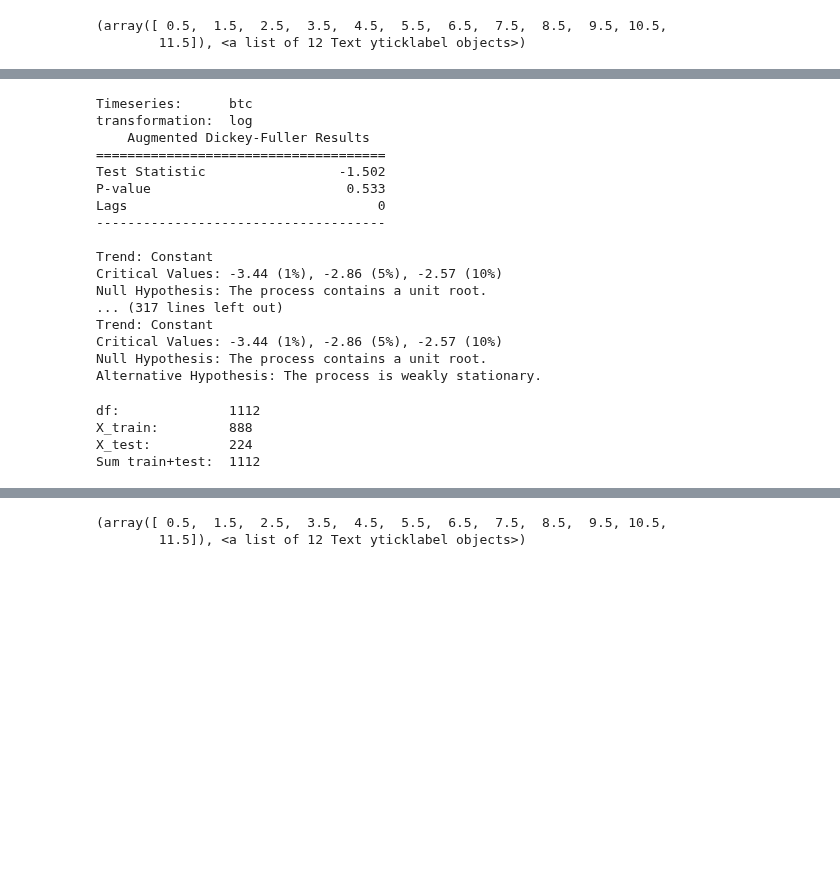
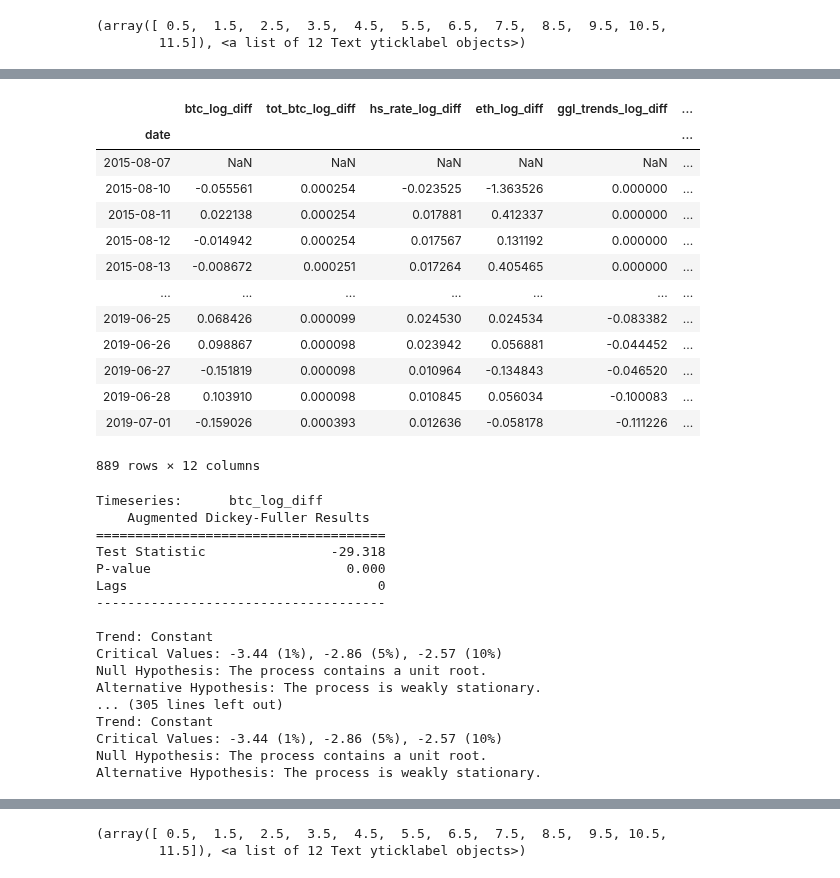
Before and after one commit to jochenmadler/BA_TimeSeriesAnalysis, a Jupyter notebook: M4.ipynb, the cells around one changed output, grey strips where cells are left out. Drawn from its saved outputs; the diff is of its cells as text; code cells hidden in the pictures; blank space fills up the shorter version.

```diff
--- a/M4.ipynb
+++ b/M4.ipynb
@@ -220,0 +289,26 @@ stationarity_tests(df, latex=False)
+# %%
+# first differences of df_train_log: df_train_log_diff
+df_train_log_diff = df_train_log.diff()
+
+# relabel columns
+new_cols = list()
+for i in df_train_log_diff.columns:
+    new_cols.append(i+'_diff')
+df_train_log_diff.columns = new_cols
+
+df_train_log_diff
+# %% [output]
+|  | btc_log_diff | tot_btc_log_diff | hs_rate_log_diff | eth_log_diff | ggl_trends_log_diff | ... |
+| date |  |  |  |  |  | ... |
+| 2015-08-07 | NaN | NaN | NaN | NaN | NaN | ... |
+| 2015-08-10 | -0.055561 | 0.000254 | -0.023525 | -1.363526 | 0.000000 | ... |
+| 2015-08-11 | 0.022138 | 0.000254 | 0.017881 | 0.412337 | 0.000000 | ... |
+| 2015-08-12 | -0.014942 | 0.000254 | 0.017567 | 0.131192 | 0.000000 | ... |
+| 2015-08-13 | -0.008672 | 0.000251 | 0.017264 | 0.405465 | 0.000000 | ... |
+| ... | ... | ... | ... | ... | ... | ... |
+| 2019-06-25 | 0.068426 | 0.000099 | 0.024530 | 0.024534 | -0.083382 | ... |
+| 2019-06-26 | 0.098867 | 0.000098 | 0.023942 | 0.056881 | -0.044452 | ... |
+| 2019-06-27 | -0.151819 | 0.000098 | 0.010964 | -0.134843 | -0.046520 | ... |
+| 2019-06-28 | 0.103910 | 0.000098 | 0.010845 | 0.056034 | -0.100083 | ... |
+| 2019-07-01 | -0.159026 | 0.000393 | 0.012636 | -0.058178 | -0.111226 | ... |
+889 rows × 12 columns
@@ -221,20 +318,20 @@ stationarity_tests(df, latex=False)
 # %%
-# adf- and pp-test of log time series, set latex accordingly
-stationarity_tests(df_log, latex=False)
+# adf- and pp-test of df_train_log_diff
+stationarity_tests(df_train_log_diff[1:], latex=False)
 # %% [output]
-Timeseries:      btc
-transformation:  log
+Timeseries:      btc_log_diff
     Augmented Dickey-Fuller Results
 =====================================
-Test Statistic                 -1.502
-P-value                         0.533
+Test Statistic                -29.318
+P-value                         0.000
 Lags                                0
 -------------------------------------
 
 Trend: Constant
 Critical Values: -3.44 (1%), -2.86 (5%), -2.57 (10%)
 Null Hypothesis: The process contains a unit root.
-... (317 lines left out)
+Alternative Hypothesis: The process is weakly stationary.
+... (305 lines left out)
 Trend: Constant
 Critical Values: -3.44 (1%), -2.86 (5%), -2.57 (10%)
 Null Hypothesis: The process contains a unit root.
@@ -260,13 +338,0 @@ stationarity_tests(df_log_diff1, latex=True)
-# %%
-# split df in X_train and X_test set
-train_size = int(len(df_log_diff1) * 0.8)
-X_train, X_test = df[0:train_size], df[train_size:]
-print('df:\t\t',len(df))
-print('X_train:\t',len(X_train))
-print('X_test:\t\t',len(X_test))
-print('Sum train+test:\t', len(X_train)+len(X_test))
-# %% [output]
-df:              1112
-X_train:         888
-X_test:          224
-Sum train+test:  1112
```
Also changed, not shown: parts of 24 cells of this notebook.
